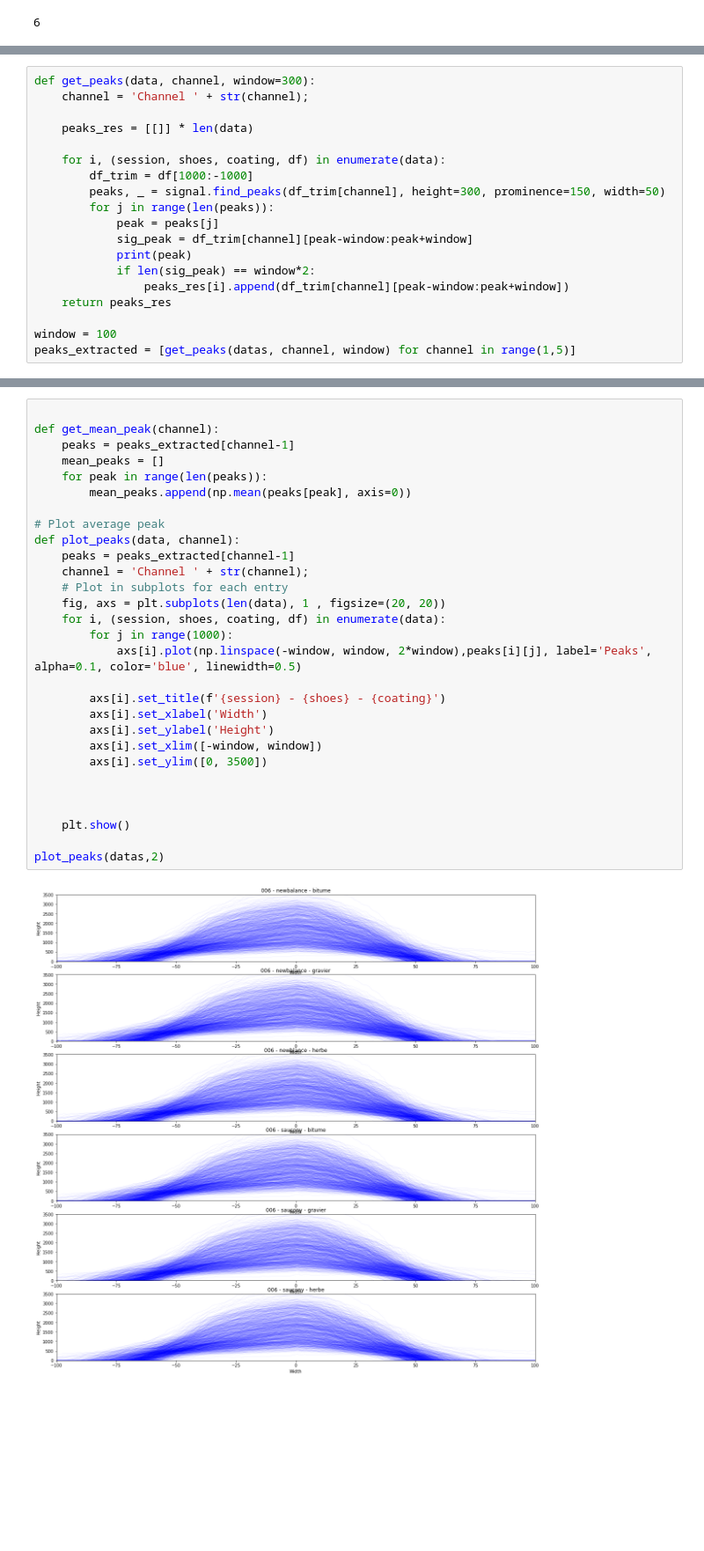
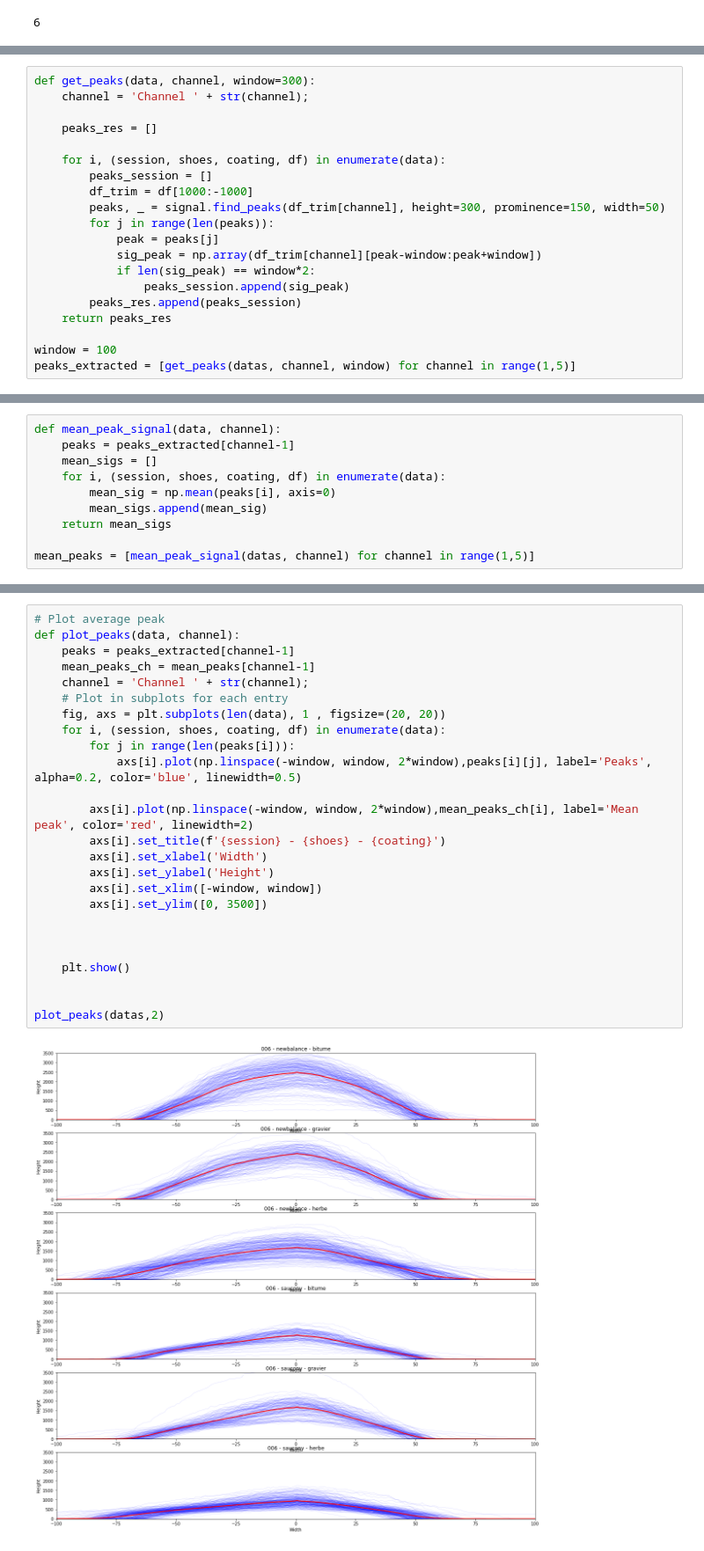
Before and after one commit to MalauD/TIPE2022, a Jupyter notebook: Code/Notebooks/exploitation.ipynb, the cells around one changed output, grey strips where cells are left out. Shown at 88% size. Drawn from its saved outputs; the diff is of its cells as text; blank space fills up the shorter version.

```diff
--- a/Code/Notebooks/exploitation.ipynb
+++ b/Code/Notebooks/exploitation.ipynb
@@ -118,17 +118,18 @@ plot_data(datas,2)
 def get_peaks(data, channel, window=300):
     channel = 'Channel ' + str(channel);
 
-    peaks_res = [[]] * len(data)
+    peaks_res = []
 
     for i, (session, shoes, coating, df) in enumerate(data):
+        peaks_session = []
         df_trim = df[1000:-1000]
         peaks, _ = signal.find_peaks(df_trim[channel], height=300, prominence=150, width=50)
         for j in range(len(peaks)):
             peak = peaks[j]
-            sig_peak = df_trim[channel][peak-window:peak+window]
-            print(peak)
+            sig_peak = np.array(df_trim[channel][peak-window:peak+window])
             if len(sig_peak) == window*2:
-                peaks_res[i].append(df_trim[channel][peak-window:peak+window])
+                peaks_session.append(sig_peak)
+        peaks_res.append(peaks_session)
     return peaks_res
 
 window = 100
@@ -153,0 +137,10 @@ peaks_extracted = [get_peaks(datas, channel, window) for channel in range(1,5)]
+# %%
+def mean_peak_signal(data, channel):
+    peaks = peaks_extracted[channel-1]
+    mean_sigs = []
+    for i, (session, shoes, coating, df) in enumerate(data):
+        mean_sig = np.mean(peaks[i], axis=0)
+        mean_sigs.append(mean_sig)
+    return mean_sigs
+
+mean_peaks = [mean_peak_signal(datas, channel) for channel in range(1,5)]
@@ -154,33 +169,29 @@ peaks_extracted = [get_peaks(datas, channel, window) for channel in range(1,5)]
 # %%
-
-def get_mean_peak(channel):
-    peaks = peaks_extracted[channel-1]
-    mean_peaks = []
-    for peak in range(len(peaks)):
-        mean_peaks.append(np.mean(peaks[peak], axis=0))
-
 # Plot average peak
 def plot_peaks(data, channel):
     peaks = peaks_extracted[channel-1]
+    mean_peaks_ch = mean_peaks[channel-1]
     channel = 'Channel ' + str(channel);
     # Plot in subplots for each entry
     fig, axs = plt.subplots(len(data), 1 , figsize=(20, 20))
     for i, (session, shoes, coating, df) in enumerate(data):
-        for j in range(1000):
-            axs[i].plot(np.linspace(-window, window, 2*window),peaks[i][j], label='Peaks', alpha=0.1, color='blue', linewidth=0.5)
+        for j in range(len(peaks[i])):
+            axs[i].plot(np.linspace(-window, window, 2*window),peaks[i][j], label='Peaks', alpha=0.2, color='blue', linewidth=0.5)
 
+        axs[i].plot(np.linspace(-window, window, 2*window),mean_peaks_ch[i], label='Mean peak', color='red', linewidth=2)
         axs[i].set_title(f'{session} - {shoes} - {coating}')
         axs[i].set_xlabel('Width')
         axs[i].set_ylabel('Height')
         axs[i].set_xlim([-window, window])
         axs[i].set_ylim([0, 3500])
 
 
 
     plt.show()
 
+
 plot_peaks(datas,2)
 # %% [output]
-[figure, old version]
+[figure, new version]
 # %%
 def save_peak(peak):
```
Also changed, not shown: parts of 3 cells of this notebook, 2 other files.
